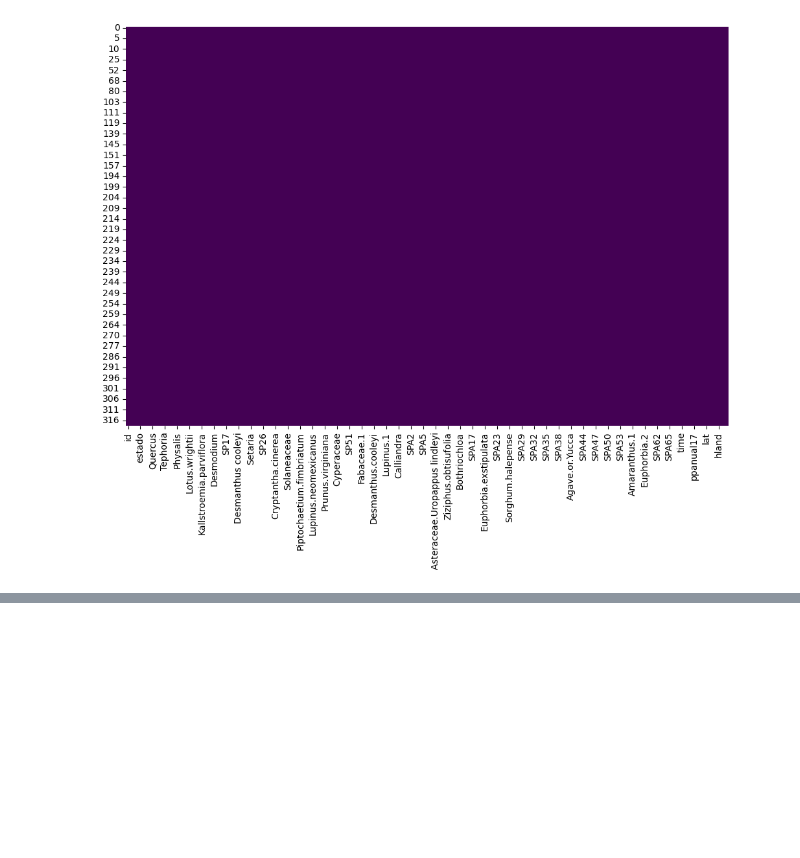
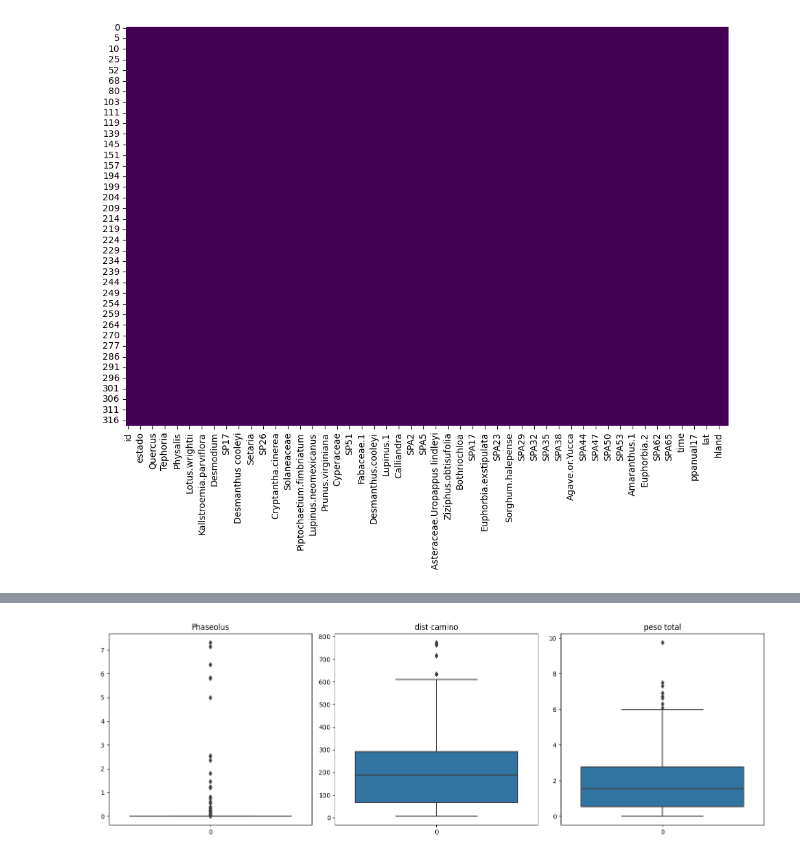
Before and after one commit to anmerino-pnd/codornices, a Jupyter notebook: limpieza.ipynb, the cells around one changed output, grey strips where cells are left out. Drawn from its saved outputs; the diff is of its cells as text; code cells hidden in the pictures; blank space fills up the shorter version.

Commit message:
datos aberrantes

```diff
--- a/limpieza.ipynb
+++ b/limpieza.ipynb
@@ -178,3 +222,24 @@ plt.show()
+# %%
+# Gráfica de caja de una de las variables con datos aberrantes
+fig, axes = plt.subplots(1, 3, figsize=(15, 5))
+
+# Gráfica de caja 'Phaseolus'
+sns.boxplot(data=df['Phaseolus'], ax=axes[0])
+axes[0].set_title('Phaseolus')
+
+# Gráfica de caja 'dist camino'
+sns.boxplot(data=df['dist camino'], ax=axes[1])
+axes[1].set_title('dist camino')
+
+# Gráfica de caja 'peso total'
+sns.boxplot(data=df['peso total'], ax=axes[2])
+axes[2].set_title('peso total')
+
+# Mostrar las gráficas
+plt.tight_layout()
+plt.show()
+# %% [output]
+[figure, added]
 # %%
 # Aparentemente no hay valores faltantes así que guardamos los datos limpios
 df.to_csv('data/codornices.csv', index=False)
```
Also changed, not shown: parts of 3 cells of this notebook, 1 other file.
